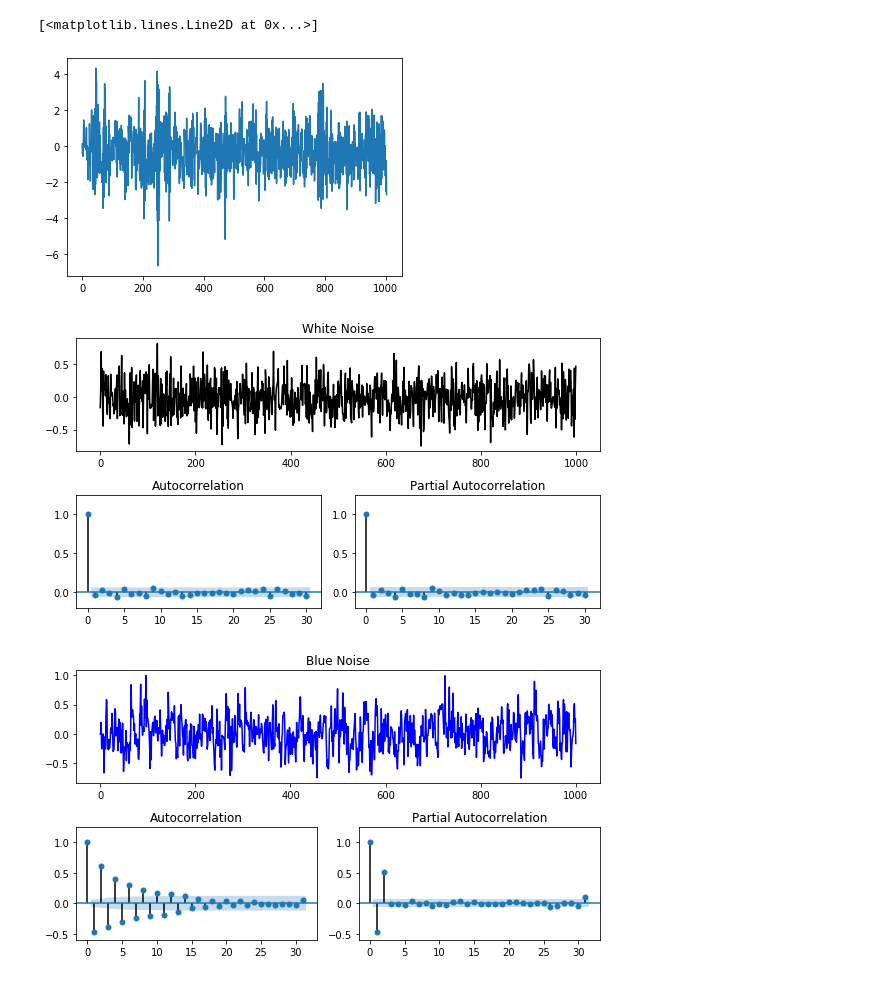
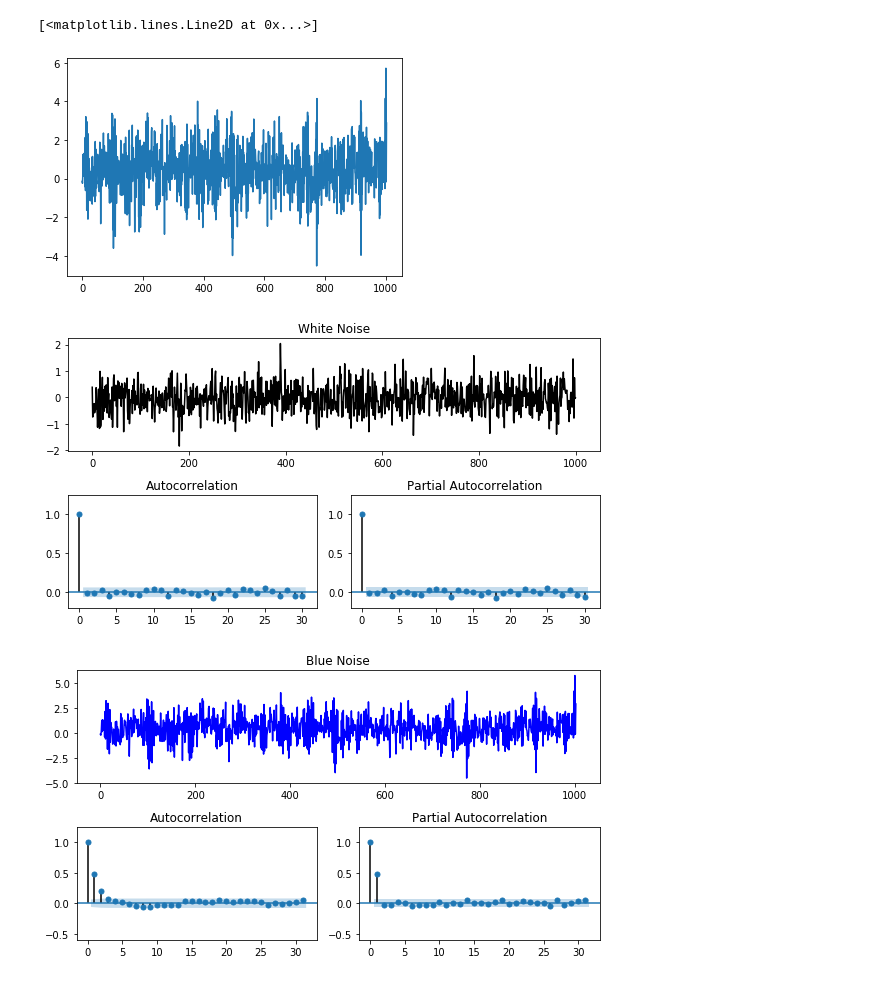
Before and after one commit to QuantLet/SFE_class_2017, a Jupyter notebook: SFMspectralAnalysis/Intro/Intro.ipynb, the cells around one changed output. Cells and saved outputs as stored; diff of their text form; code cells hidden in the pictures.

```diff
--- a/SFMspectralAnalysis/Intro/Intro.ipynb
+++ b/SFMspectralAnalysis/Intro/Intro.ipynb
@@ -8,7 +8,7 @@ x0 = 0
 s = 0.25
 length = 1000
 for _ in range(length):
-    e = np.random.normal(scale=s)
+    e = np.random.normal(scale=np.sqrt(s))
     AR0.append(e)
 
 AR0 = np.array(AR0)
@@ -19,7 +19,7 @@ a = 0.5
 s = 0.25
 length = 1000
 for _ in range(length):
-    e = np.random.normal(scale=s)
+    e = np.random.normal(scale=np.sqrt(s))
     AR1.append(a*AR1[-1]+e)
 
 AR1 = np.array(AR1)
@@ -43,7 +43,7 @@ ARp = np.array(ARp)
 plt.plot(ARp)
 # %% [output]
 [<matplotlib.lines.Line2D at 0x...>]
-[figure, old version]
+[figure, new version]
 # %%
 plt.figure(figsize=(16/2,9/2))
 ax0 = plt.subplot(211)
@@ -60,24 +60,24 @@ ax2.set_ylim((-0.2,1.25))
 plt.tight_layout()
 plt.savefig('WN_acfpacf.png', transparent=True)
 # %% [output]
-[figure, old version]
+[figure, new version]
 # %%
 plt.figure(figsize=(16/2,9/2))
 ax0 = plt.subplot(211)
 ax1 = plt.subplot(223)
 ax2 = plt.subplot(224)
 
 ax0.set_title('Blue Noise')
-ax0.plot(AR1, color='blue')
+ax0.plot(ARp, color='blue')
 
-plot_acf(ARp, ax=ax1)
-plot_pacf(ARp, ax=ax2)
+plot_acf(AR1, ax=ax1)
+plot_pacf(AR1, ax=ax2)
 ax1.set_ylim((-0.6,1.25))
 ax2.set_ylim((-0.6,1.25))
 plt.tight_layout()
 plt.savefig('BN_acfpacf.png', transparent=True)
 # %% [output]
-[figure, old version]
+[figure, new version]
 # %%
 plt.figure(figsize=(16/2,9/2))
 ax0 = plt.subplot(211)
```
Also changed, not shown: parts of 4 cells of this notebook, 15 other files.
